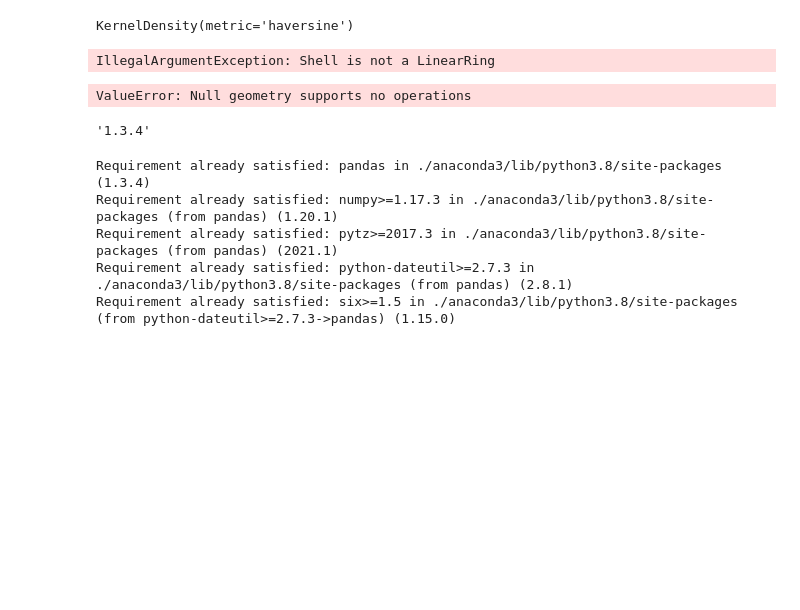
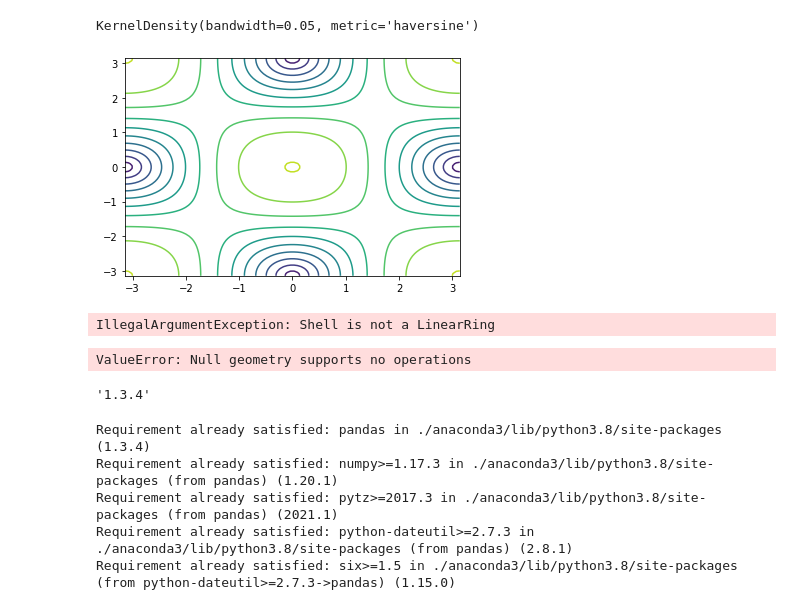
Before and after one commit to augur-intelligence/geofyr, a Jupyter notebook: vis_geobert.ipynb, the cells around one changed output. Drawn from its saved outputs; the diff is of its cells as text; code cells hidden in the pictures; blank space fills up the shorter version.

```diff
--- a/vis_geobert.ipynb
+++ b/vis_geobert.ipynb
@@ -51,9 +51,11 @@ for i in range(500):
 # %%
 out_df = pd.DataFrame(rand_locs, columns=['lat', 'lon'])
 # %%
-kd = KernelDensity(kernel='gaussian', metric='haversine')
+kde = KernelDensity(kernel='gaussian', metric='haversine', bandwidth=0.05)
+# %%
+out_df *= np.pi / 180.0
 # %%
-kd.fit(out_df)
+kde.fit(out_df)
 # %% [output]
-KernelDensity(metric='haversine')
+KernelDensity(bandwidth=0.05, metric='haversine')
 # %%
@@ -66,0 +72,7 @@ conf_df.loc[:,['lat', 'lon']] = conf_sample
+# %%
+lat_space = np.linspace(-np.pi/2 , np.pi/2, 100)
+lon_space = np.linspace(-np.pi, np.pi, 100)
+X, Y = np.meshgrid(lon_space,lon_space)
+xy = np.vstack([Y.ravel(), X.ravel()]).T
+Z = kde.score_samples(xy)
+Z = Z.reshape(X.shape)
@@ -67,3 +81,7 @@ conf_df.loc[:,['lat', 'lon']] = conf_sample
+# %%
+cont =plt.contour(X, Y, Z, 10)
+# %% [output]
+[figure, added]
 # %%
 conf_df['cdf'] = conf_df.sort_values('proba', ascending=False).proba.cumsum()
 # %%
```
Also changed, not shown: parts of 9 cells of this notebook, 7 other files.
